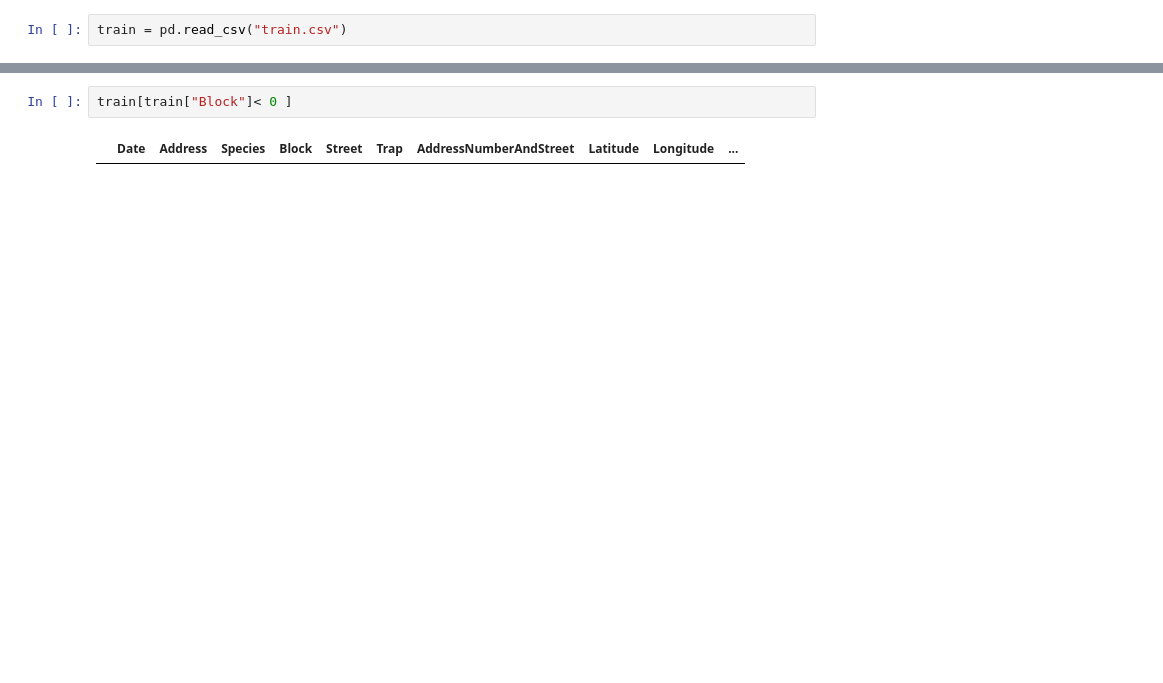
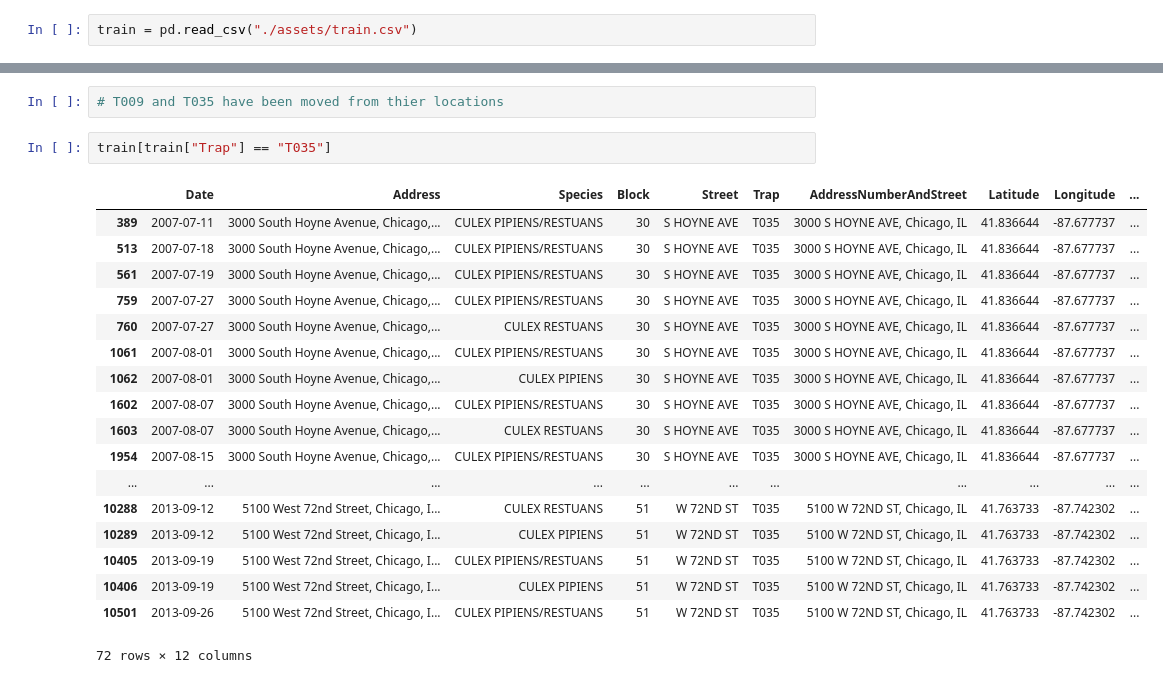
Before and after one commit to leticiabeeck/predict_west_nile_virus, a Jupyter notebook: project_4:(Awab).ipynb, the cells around one changed output, grey strips where cells are left out. Drawn from its saved outputs; the diff is of its cells as text; blank space fills up the shorter version.

Commit message:
train EDA

```diff
--- a/project_4:(Awab).ipynb
+++ b/project_4:(Awab).ipynb
@@ -4,2 +7,2 @@ import numpy as np
 # %%
-train = pd.read_csv("train.csv")
+train = pd.read_csv("./assets/train.csv")
@@ -53,5 +180,24 @@ memory usage: 985.0+ KB
+# %%
+# T009 and T035 have been moved from thier locations
 # %%
-train[train["Block"]< 0 ]
+train[train["Trap"] == "T035"]
 # %% [output]
 |  | Date | Address | Species | Block | Street | Trap | AddressNumberAndStreet | Latitude | Longitude | ... |
+| 389 | 2007-07-11 | 3000 South Hoyne Avenue, Chicago,... | CULEX PIPIENS/RESTUANS | 30 | S HOYNE AVE | T035 | 3000 S HOYNE AVE, Chicago, IL | 41.836644 | -87.677737 | ... |
+| 513 | 2007-07-18 | 3000 South Hoyne Avenue, Chicago,... | CULEX PIPIENS/RESTUANS | 30 | S HOYNE AVE | T035 | 3000 S HOYNE AVE, Chicago, IL | 41.836644 | -87.677737 | ... |
+| 561 | 2007-07-19 | 3000 South Hoyne Avenue, Chicago,... | CULEX PIPIENS/RESTUANS | 30 | S HOYNE AVE | T035 | 3000 S HOYNE AVE, Chicago, IL | 41.836644 | -87.677737 | ... |
+| 759 | 2007-07-27 | 3000 South Hoyne Avenue, Chicago,... | CULEX PIPIENS/RESTUANS | 30 | S HOYNE AVE | T035 | 3000 S HOYNE AVE, Chicago, IL | 41.836644 | -87.677737 | ... |
+| 760 | 2007-07-27 | 3000 South Hoyne Avenue, Chicago,... | CULEX RESTUANS | 30 | S HOYNE AVE | T035 | 3000 S HOYNE AVE, Chicago, IL | 41.836644 | -87.677737 | ... |
+| 1061 | 2007-08-01 | 3000 South Hoyne Avenue, Chicago,... | CULEX PIPIENS/RESTUANS | 30 | S HOYNE AVE | T035 | 3000 S HOYNE AVE, Chicago, IL | 41.836644 | -87.677737 | ... |
+| 1062 | 2007-08-01 | 3000 South Hoyne Avenue, Chicago,... | CULEX PIPIENS | 30 | S HOYNE AVE | T035 | 3000 S HOYNE AVE, Chicago, IL | 41.836644 | -87.677737 | ... |
+| 1602 | 2007-08-07 | 3000 South Hoyne Avenue, Chicago,... | CULEX PIPIENS/RESTUANS | 30 | S HOYNE AVE | T035 | 3000 S HOYNE AVE, Chicago, IL | 41.836644 | -87.677737 | ... |
+| 1603 | 2007-08-07 | 3000 South Hoyne Avenue, Chicago,... | CULEX RESTUANS | 30 | S HOYNE AVE | T035 | 3000 S HOYNE AVE, Chicago, IL | 41.836644 | -87.677737 | ... |
+| 1954 | 2007-08-15 | 3000 South Hoyne Avenue, Chicago,... | CULEX PIPIENS/RESTUANS | 30 | S HOYNE AVE | T035 | 3000 S HOYNE AVE, Chicago, IL | 41.836644 | -87.677737 | ... |
+| ... | ... | ... | ... | ... | ... | ... | ... | ... | ... | ... |
+| 10288 | 2013-09-12 | 5100 West 72nd Street, Chicago, I... | CULEX RESTUANS | 51 | W 72ND ST | T035 | 5100 W 72ND ST, Chicago, IL | 41.763733 | -87.742302 | ... |
+| 10289 | 2013-09-12 | 5100 West 72nd Street, Chicago, I... | CULEX PIPIENS | 51 | W 72ND ST | T035 | 5100 W 72ND ST, Chicago, IL | 41.763733 | -87.742302 | ... |
+| 10405 | 2013-09-19 | 5100 West 72nd Street, Chicago, I... | CULEX PIPIENS/RESTUANS | 51 | W 72ND ST | T035 | 5100 W 72ND ST, Chicago, IL | 41.763733 | -87.742302 | ... |
+| 10406 | 2013-09-19 | 5100 West 72nd Street, Chicago, I... | CULEX PIPIENS | 51 | W 72ND ST | T035 | 5100 W 72ND ST, Chicago, IL | 41.763733 | -87.742302 | ... |
+| 10501 | 2013-09-26 | 5100 West 72nd Street, Chicago, I... | CULEX PIPIENS/RESTUANS | 51 | W 72ND ST | T035 | 5100 W 72ND ST, Chicago, IL | 41.763733 | -87.742302 | ... |
+72 rows × 12 columns
 # %%
```
Also changed, not shown: parts of 27 cells of this notebook.
